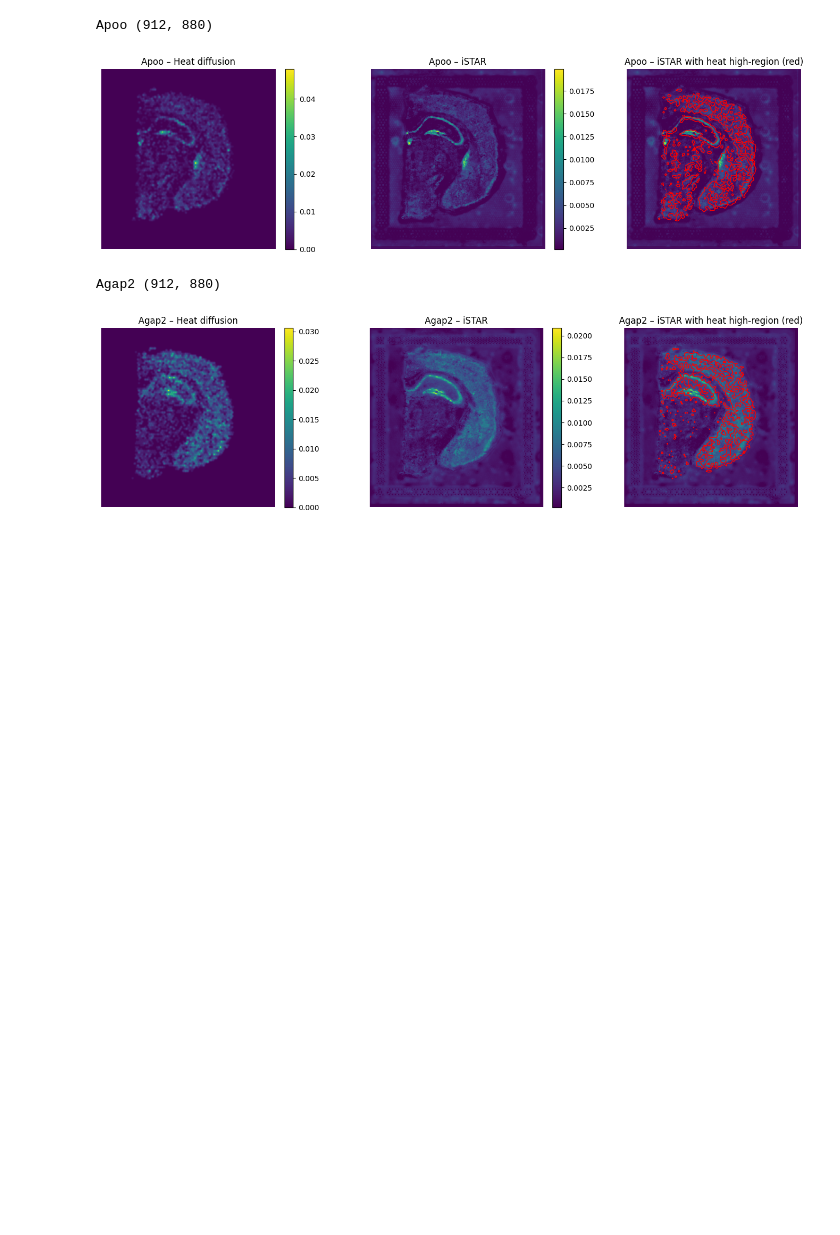
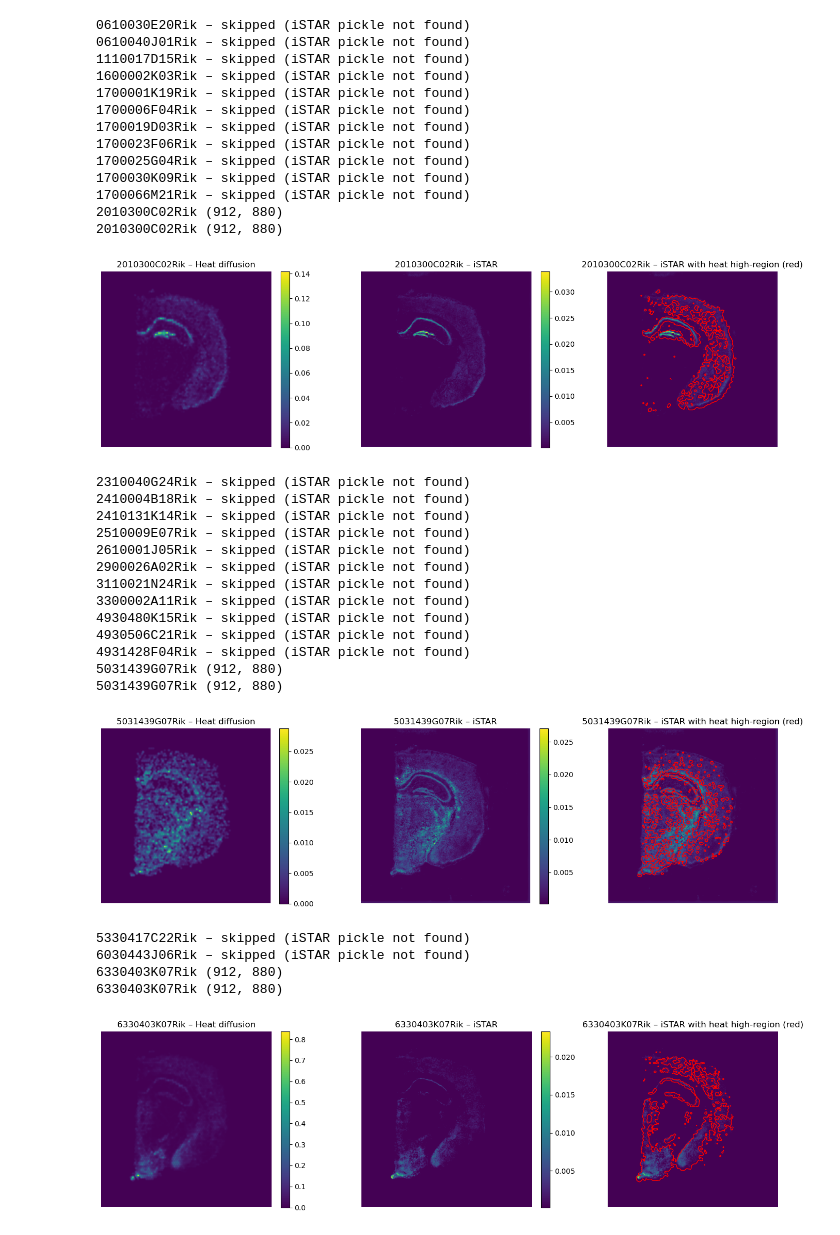
Before and after one commit to smritivaidyanathan/istarc, a Jupyter notebook: notebooks/istar_vs_heatdiffusion.ipynb, the cells around one changed output. Saved outputs shown, nothing was run; the diff lists cells and outputs as text; code cells hidden in the pictures; blank space fills up the shorter version.

```diff
--- a/notebooks/istar_vs_heatdiffusion.ipynb
+++ b/notebooks/istar_vs_heatdiffusion.ipynb
@@ -78,9 +78,16 @@ def metrics_on_confident_region(heat_map, istar_map, frac=0.3):
     return rho, ssim_val
 # %%
 for gene in genes_for_pixels:
-    heat_map = ge_pixel_maps[:, :, gene_to_idx[gene]]
-    istar_map = load_istar_gene(gene)
+    try:
+        heat_map = ge_pixel_maps[:, :, gene_to_idx[gene]]
+        istar_map = load_istar_gene(gene)
+    except FileNotFoundError:
+        print(f"{gene} – skipped (iSTAR pickle not found)")
+        continue
 
-    rho_conf, ssim_conf = metrics_on_confident_region(heat_map, istar_map, frac=0.3)
+    rho_conf, ssim_conf = metrics_on_confident_region(
+        heat_map, istar_map, frac=0.3
+    )
+
     print(f"{gene} – confident-region Spearman ρ = {rho_conf:.3f}, SSIM = {ssim_conf:.3f}")
 # %% [output]
@@ -153,11 +227,52 @@ def plot_with_contours(gene):
 
     plt.tight_layout()
     plt.show()
-# %%
-for g in genes_for_pixels:
-    plot_with_contours(g)
-# %% [output]
-Apoo (912, 880)
-[figure, removed]
-Agap2 (912, 880)
-[figure, removed]
+# %%
+numgenes = 10
+
+for g in genes_for_pixels:
+    if numgenes == 0:
+        break
+
+    try:
+        _ = load_istar_gene(g)   # just test load
+    except FileNotFoundError:
+        print(f"{g} – skipped (iSTAR pickle not found)")
+        continue
+
+    plot_with_contours(g)
+    numgenes -= 1
+# %% [output]
+0610030E20Rik – skipped (iSTAR pickle not found)
+0610040J01Rik – skipped (iSTAR pickle not found)
+1110017D15Rik – skipped (iSTAR pickle not found)
+1600002K03Rik – skipped (iSTAR pickle not found)
+1700001K19Rik – skipped (iSTAR pickle not found)
+1700006F04Rik – skipped (iSTAR pickle not found)
+1700019D03Rik – skipped (iSTAR pickle not found)
+1700023F06Rik – skipped (iSTAR pickle not found)
+1700025G04Rik – skipped (iSTAR pickle not found)
+1700030K09Rik – skipped (iSTAR pickle not found)
+1700066M21Rik – skipped (iSTAR pickle not found)
+2010300C02Rik (912, 880)
+2010300C02Rik (912, 880)
+[figure, added]
+2310040G24Rik – skipped (iSTAR pickle not found)
+2410004B18Rik – skipped (iSTAR pickle not found)
+2410131K14Rik – skipped (iSTAR pickle not found)
+2510009E07Rik – skipped (iSTAR pickle not found)
+2610001J05Rik – skipped (iSTAR pickle not found)
+2900026A02Rik – skipped (iSTAR pickle not found)
+3110021N24Rik – skipped (iSTAR pickle not found)
+3300002A11Rik – skipped (iSTAR pickle not found)
+4930480K15Rik – skipped (iSTAR pickle not found)
+4930506C21Rik – skipped (iSTAR pickle not found)
+4931428F04Rik – skipped (iSTAR pickle not found)
+5031439G07Rik (912, 880)
+5031439G07Rik (912, 880)
+[figure, added]
+5330417C22Rik – skipped (iSTAR pickle not found)
+6030443J06Rik – skipped (iSTAR pickle not found)
+6330403K07Rik (912, 880)
+6330403K07Rik (912, 880)
+[figure, added]
```
Also changed, not shown: parts of 6 cells of this notebook, 1 other file.
